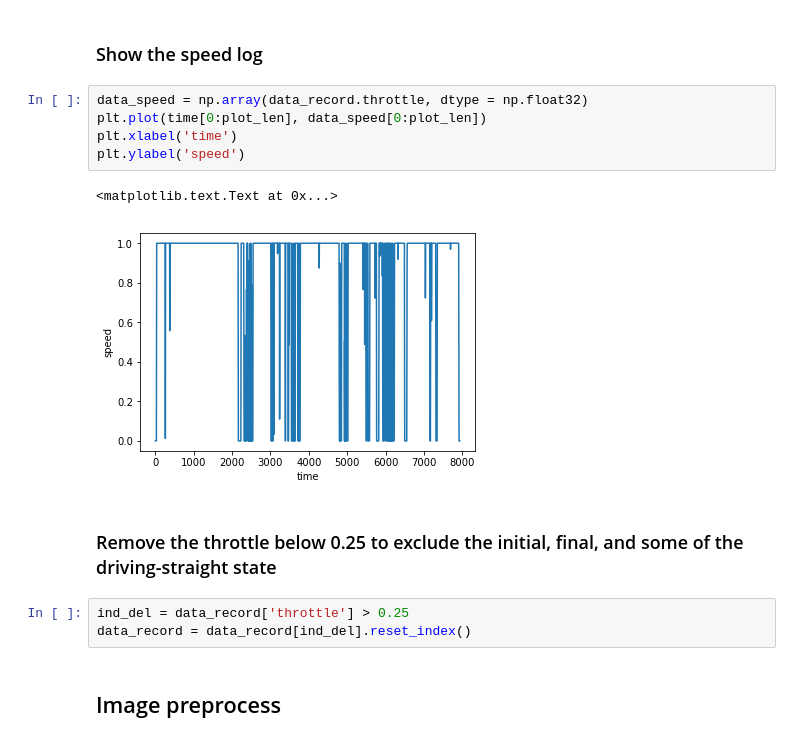
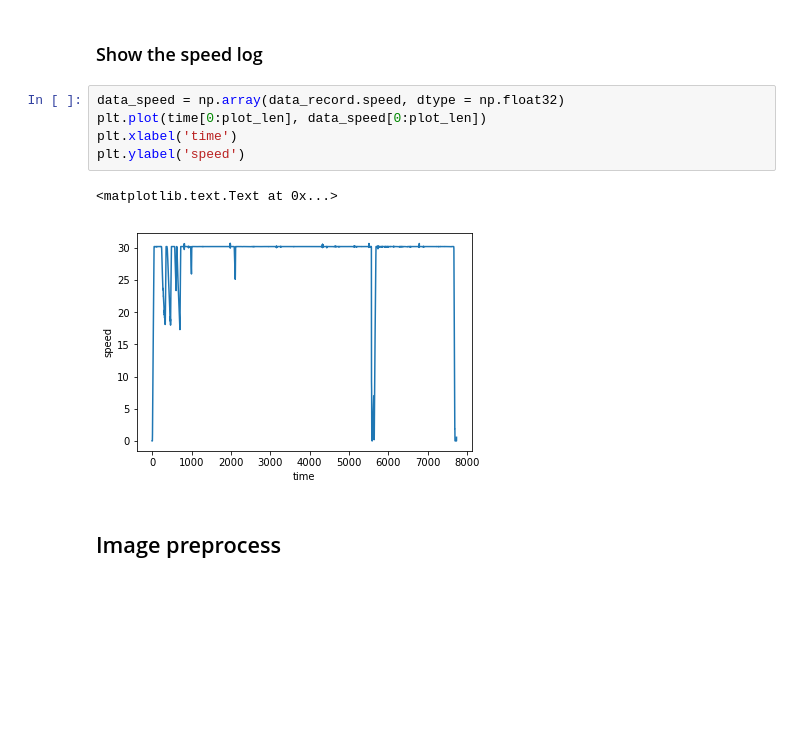
Before and after one commit to OwenHua666/CarND-Behavioral-Cloning-P3, a Jupyter notebook: BehaviorClone_model.ipynb, the cells around one changed output. Saved outputs shown, nothing was run; the diff lists cells and outputs as text; blank space fills up the shorter version.

Commit message:
New images data obtained using mouse-driving. Image with low steering angle is dropped

```diff
--- a/BehaviorClone_model.ipynb
+++ b/BehaviorClone_model.ipynb
@@ -53,18 +53,13 @@ From this chart, we can tell the vehicle is driving clockwise along the course s
 # %% [markdown]
 ### Show the speed log
 # %%
-data_speed = np.array(data_record.throttle, dtype = np.float32)
+data_speed = np.array(data_record.speed, dtype = np.float32)
 plt.plot(time[0:plot_len], data_speed[0:plot_len])
 plt.xlabel('time')
 plt.ylabel('speed')
 # %% [output]
 <matplotlib.text.Text at 0x...>
-[figure, old version]
+[figure, new version]
-# %% [markdown]
-### Remove the throttle below 0.25 to exclude the initial, final, and some of the driving-straight state
-# %%
-ind_del = data_record['throttle'] > 0.25
-data_record = data_record[ind_del].reset_index()
 # %% [markdown]
 ## Image preprocess
 # %%
```
Also changed, not shown: parts of 11 cells of this notebook, 1 other file.
